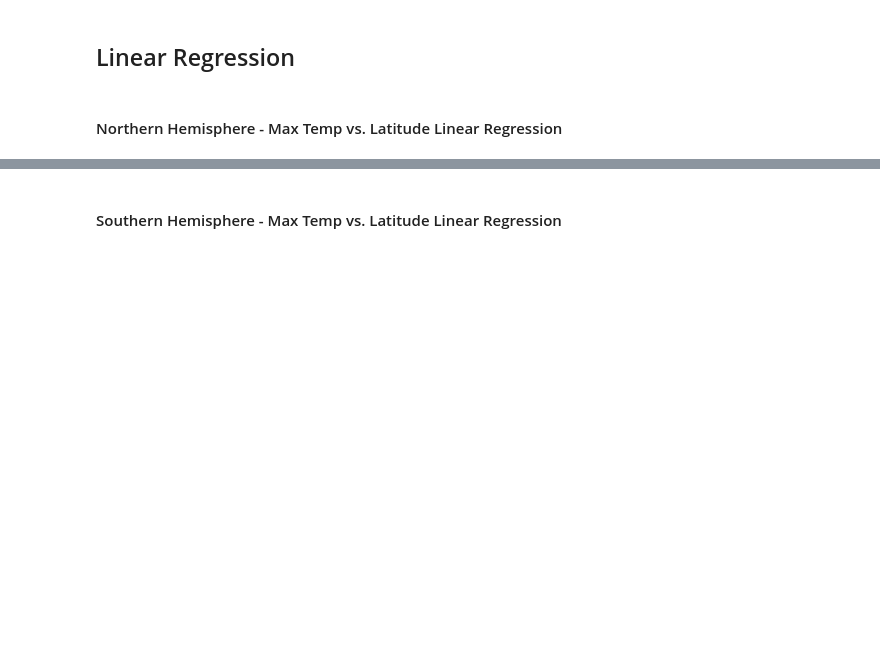
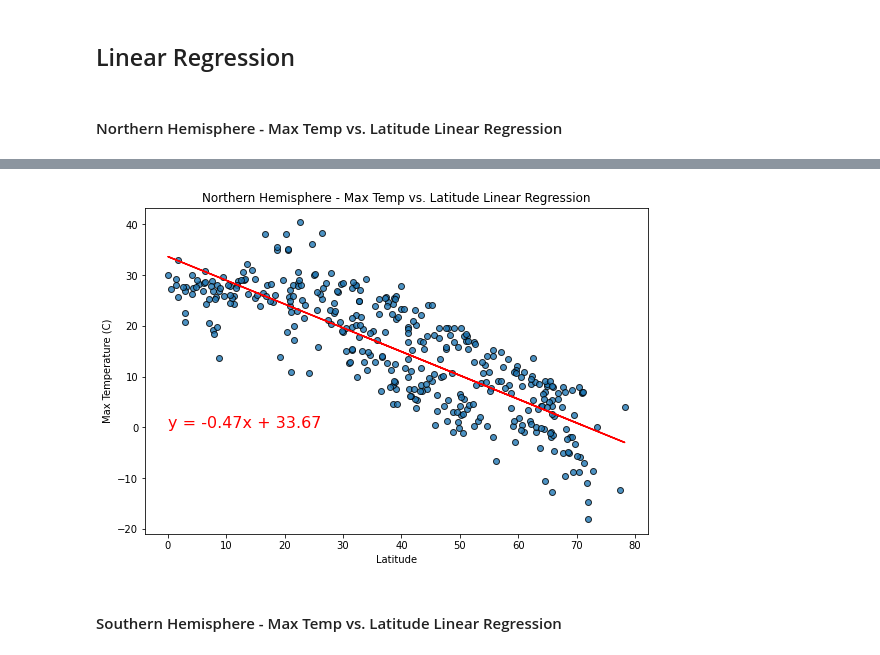
Before and after one commit to cheibergam/python-api-challenge, a Jupyter notebook: WeatherPy/WeatherPy.ipynb, the cells around one changed output, grey strips where cells are left out. Saved outputs shown, nothing was run; the diff lists cells and outputs as text; code cells hidden in the pictures; blank space fills up the shorter version.

```diff
--- a/WeatherPy/WeatherPy.ipynb
+++ b/WeatherPy/WeatherPy.ipynb
@@ -253,4 +284,10 @@ plt.savefig("./images/Fig4.png")
 # %% [markdown]
 ## Linear Regression
+# %%
+# Identifying the cities in the Northern Hemisphere (Latitude >= 0)
+northern_hemisphere_df = cities_pd.loc[cities_pd["Lat"] >= 0]
+
+# Identifying the cities in the Southern Hemisphere (Latitude < 0)
+southern_hemisphere_df = cities_pd.loc[cities_pd["Lat"] < 0]
 # %% [markdown]
 ####  Northern Hemisphere - Max Temp vs. Latitude Linear Regression
@@ -261,2 +294,30 @@ The r-value is: 0.46937863826630627
+# %%
+# Getting the information required for the plot (x_axis and y_axis)
+x_axis = northern_hemisphere_df["Lat"]
+y_axis = northern_hemisphere_df["Max Temp"]
+
+# Calculating the linear regression and the linear equation to be presented in the plot
+(slope, intercept,rvalue, pvalue, stderr) = linregress(x_axis, y_axis)
+regress_values = x_axis * slope + intercept
+
+line_eq = "y = " + str(round(slope, 2)) + "x + " + str(round(intercept, 2))
+
+# Initialising the plot with the scatter, and finally the regression line
+plt.subplots(figsize=(9, 6))
+plt.scatter(x_axis, y_axis, marker='o', alpha=0.8, edgecolors="black")
+plt.plot(x_axis, regress_values, color="red")
+
+# Setting up the information for this plot: Title, Labels and Grid
+plt.title("Northern Hemisphere - Max Temp vs. Latitude Linear Regression")
+plt.xlabel("Latitude")
+plt.ylabel("Max Temperature (C)")
+
+# Adding the linear equation to the plot
+plt.annotate(line_eq, (0,0), color="red", fontsize=16)
+
+# Exporting the graph to a PNG file
+plt.savefig("./images/Fig05.png")
+# %% [output]
+[figure, added]
 # %% [markdown]
 ####  Southern Hemisphere - Max Temp vs. Latitude Linear Regression
```
Also changed, not shown: parts of 33 cells of this notebook.
